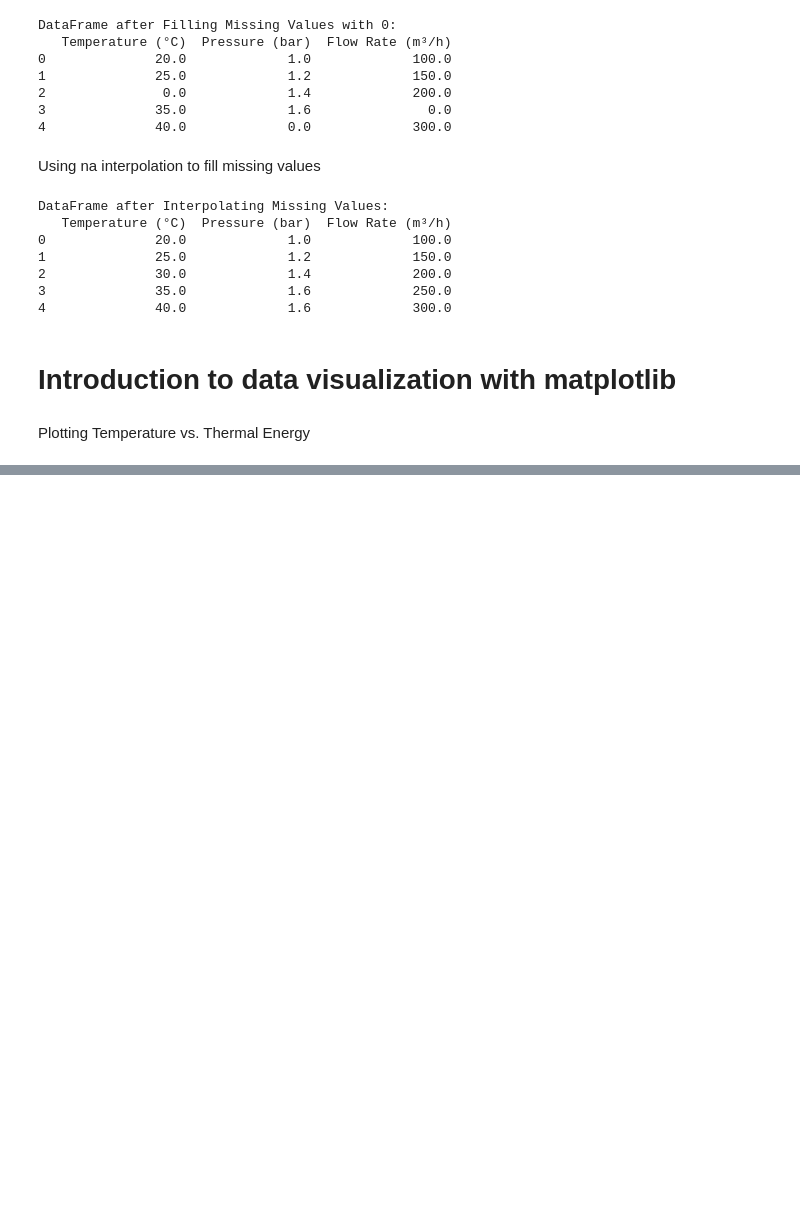
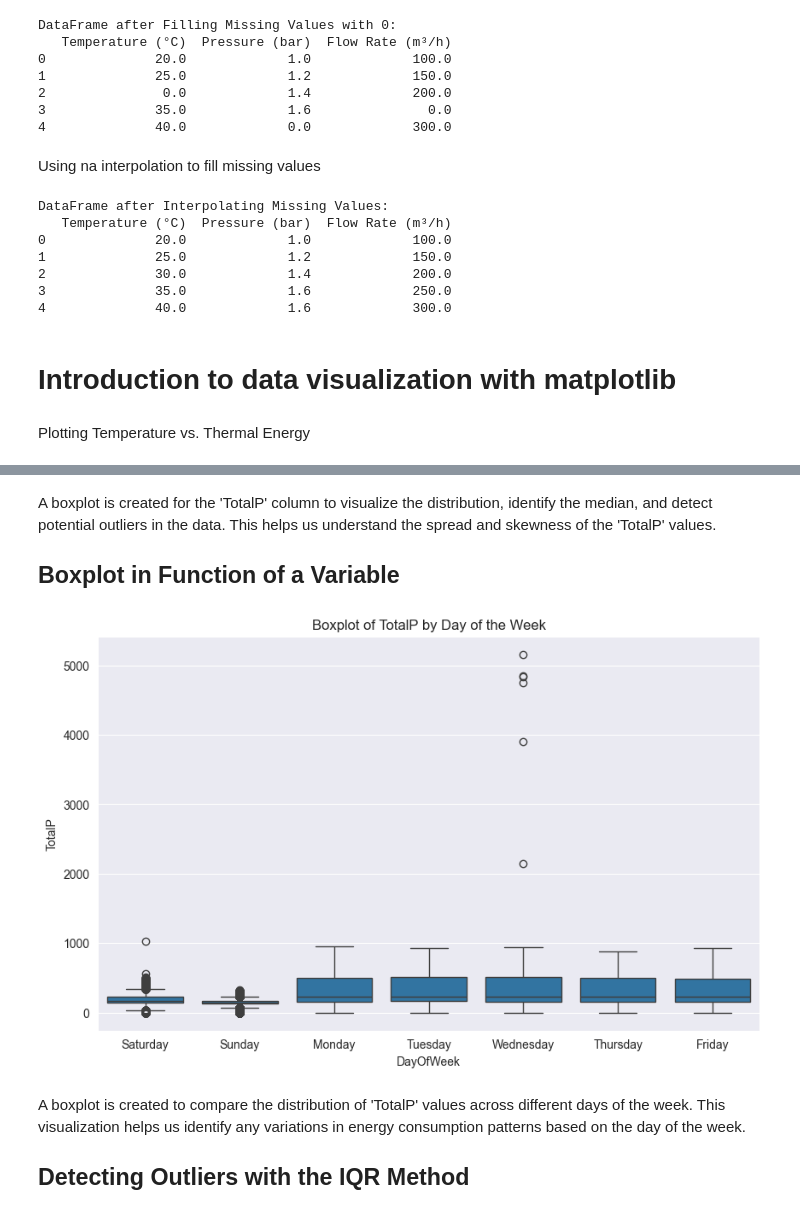
Before and after one commit to baeda-polito/geae-python, a Jupyter notebook: exercise-1/exercise-1-part-3-nb.ipynb, the cells around one changed output, grey strips where cells are left out. Saved outputs shown, nothing was run; the diff lists cells and outputs as text; code cells hidden in the pictures; blank space fills up the shorter version.

```diff
--- a/exercise-1/exercise-1-part-3-nb.ipynb
+++ b/exercise-1/exercise-1-part-3-nb.ipynb
@@ -284,0 +396,16 @@ plt.show()
+# %% [markdown]
+A boxplot is created for the 'TotalP' column to visualize the distribution, identify the median, and detect potential outliers in the data. This helps us understand the spread and skewness of the 'TotalP' values.
+
+## Boxplot in Function of a Variable
+# %%
+# boxplot in function of the day of the week
+plt.figure(figsize=(10, 6))
+plt.title('Boxplot of TotalP by Day of the Week')
+sns.boxplot(x='DayOfWeek', y='TotalP', data=df)
+plt.show()
+# %% [output]
+[figure, added]
+# %% [markdown]
+A boxplot is created to compare the distribution of 'TotalP' values across different days of the week. This visualization helps us identify any variations in energy consumption patterns based on the day of the week.
+
+## Detecting Outliers with the IQR Method
```
Also changed, not shown: parts of 35 cells of this notebook, 11 other files.
